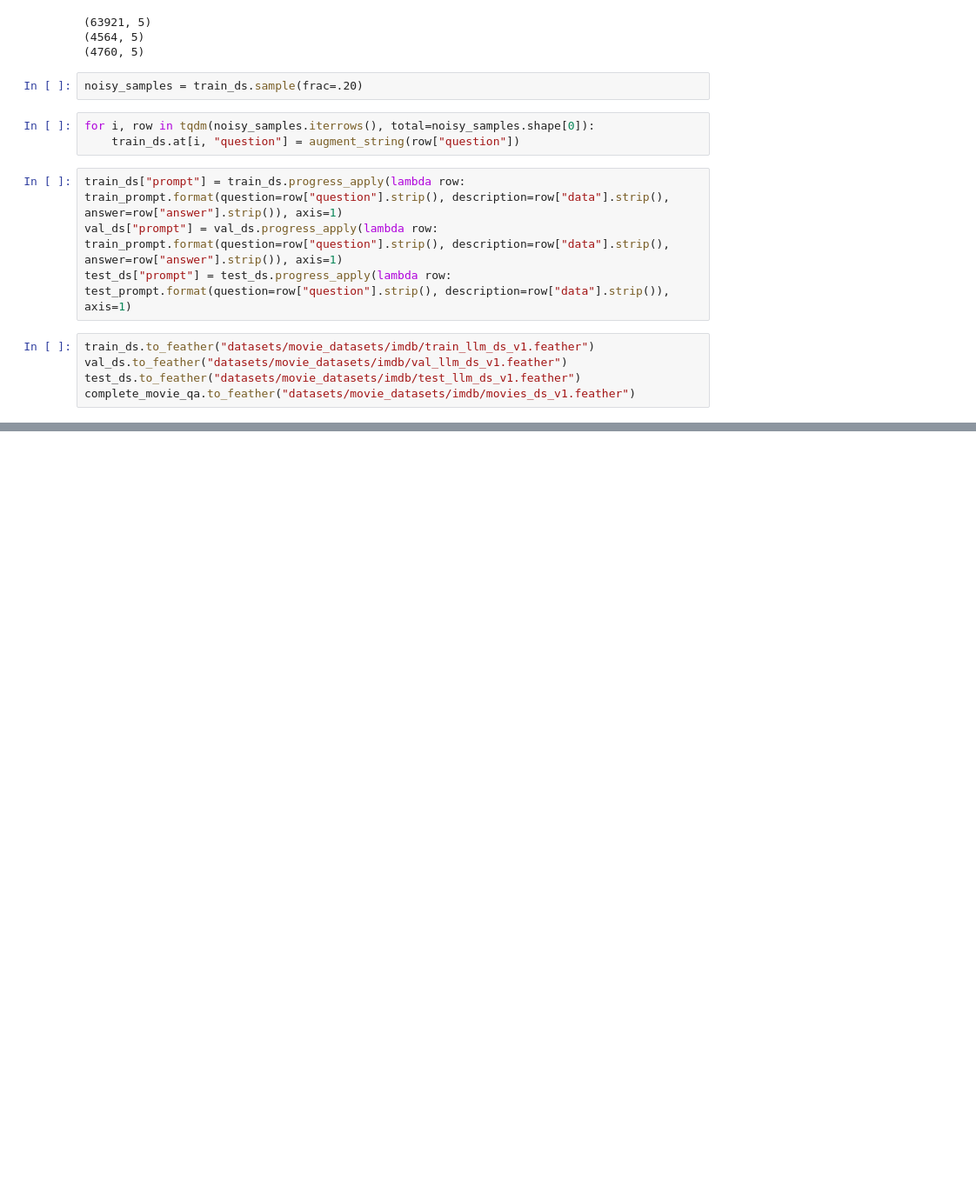
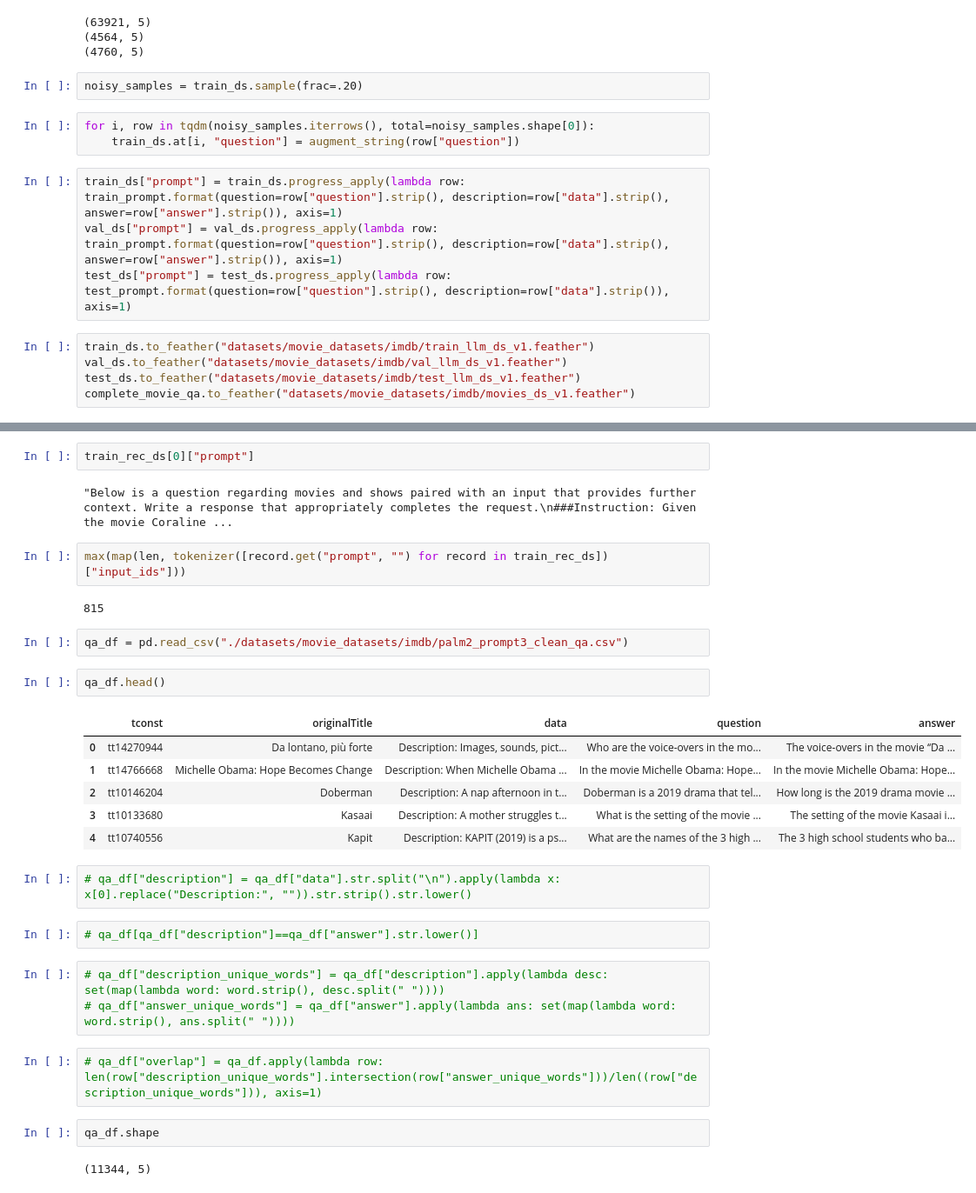
Before and after one commit to smendes2901/movie_chat_bot, a Jupyter notebook: LLM data prep.ipynb, the cells around one changed output, grey strips where cells are left out. Shown: that part at 87% size. Cells and saved outputs as stored; diff of their text form; blank space fills up the shorter version.

```diff
--- a/LLM data prep.ipynb
+++ b/LLM data prep.ipynb
@@ -99,0 +286,32 @@ complete_movie_qa.to_feather("datasets/movie_datasets/imdb/movies_ds_v1.feather"
+# %%
+train_rec_ds[0]["prompt"]
+# %% [output]
+"Below is a question regarding movies and shows paired with an input that provides further context. Write a response that appropriately completes the request.\n###Instruction: Given the movie Coraline ...
+# %%
+max(map(len, tokenizer([record.get("prompt", "") for record in train_rec_ds])["input_ids"]))
+# %% [output]
+815
+# %%
+qa_df = pd.read_csv("./datasets/movie_datasets/imdb/palm2_prompt3_clean_qa.csv")
+# %%
+qa_df.head()
+# %% [output]
+|  | tconst | originalTitle | data | question | answer |
+| 0 | tt14270944 | Da lontano, più forte | Description: Images, sounds, pict... | Who are the voice-overs in the mo... | The voice-overs in the movie “Da ... |
+| 1 | tt14766668 | Michelle Obama: Hope Becomes Change | Description: When Michelle Obama ... | In the movie Michelle Obama: Hope... | In the movie Michelle Obama: Hope... |
+| 2 | tt10146204 | Doberman | Description: A nap afternoon in t... | Doberman is a 2019 drama that tel... | How long is the 2019 drama movie ... |
+| 3 | tt10133680 | Kasaai | Description: A mother struggles t... | What is the setting of the movie ... | The setting of the movie Kasaai i... |
+| 4 | tt10740556 | Kapit | Description: KAPIT (2019) is a ps... | What are the names of the 3 high ... | The 3 high school students who ba... |
+# %%
+# qa_df["description"] = qa_df["data"].str.split("\n").apply(lambda x: x[0].replace("Description:", "")).str.strip().str.lower()
+# %%
+# qa_df[qa_df["description"]==qa_df["answer"].str.lower()]
+# %%
+# qa_df["description_unique_words"] = qa_df["description"].apply(lambda desc: set(map(lambda word: word.strip(), desc.split(" "))))
+# qa_df["answer_unique_words"] = qa_df["answer"].apply(lambda ans: set(map(lambda word: word.strip(), ans.split(" "))))
+# %%
+# qa_df["overlap"] = qa_df.apply(lambda row: len(row["description_unique_words"].intersection(row["answer_unique_words"]))/len((row["description_unique_words"])), axis=1)
+# %%
+qa_df.shape
+# %% [output]
+(11344, 5)
```
Also changed, not shown: parts of 47 cells of this notebook, 10 other files.
